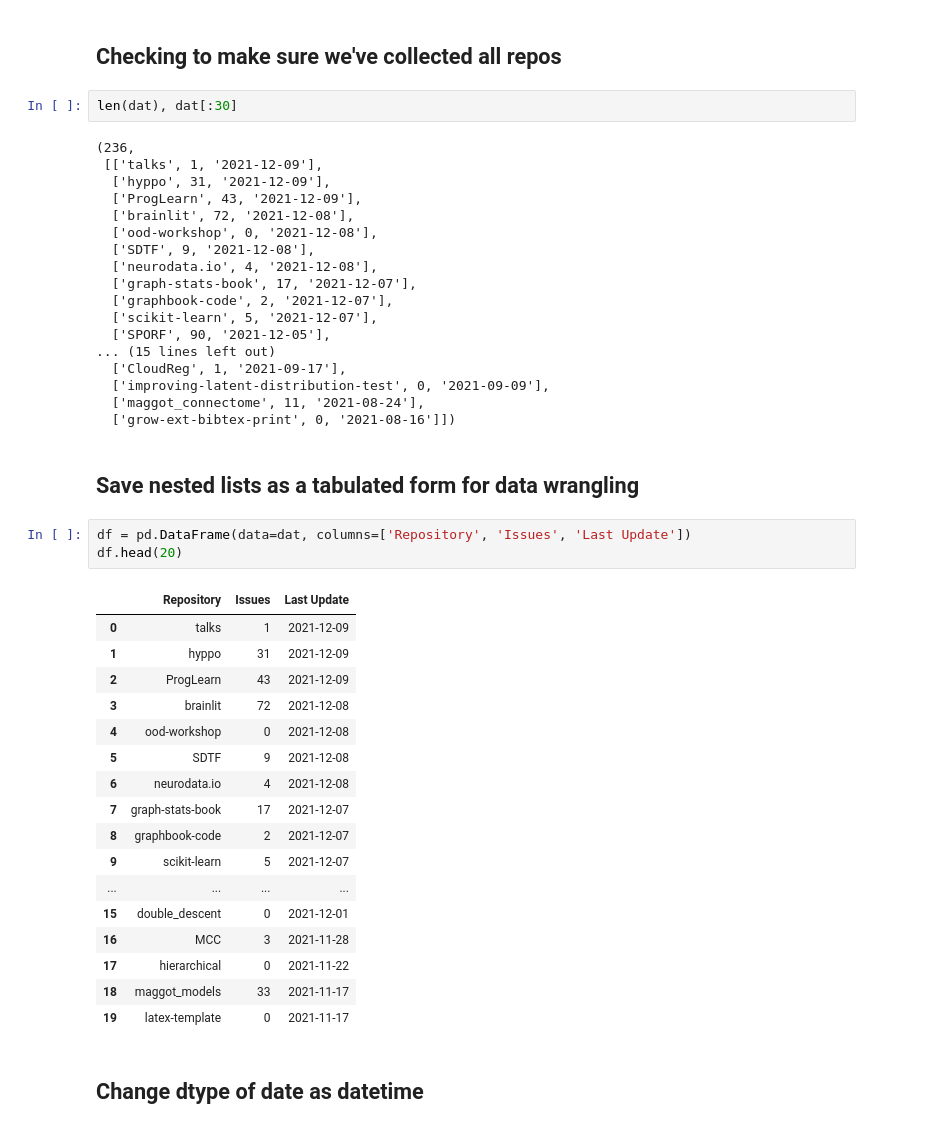
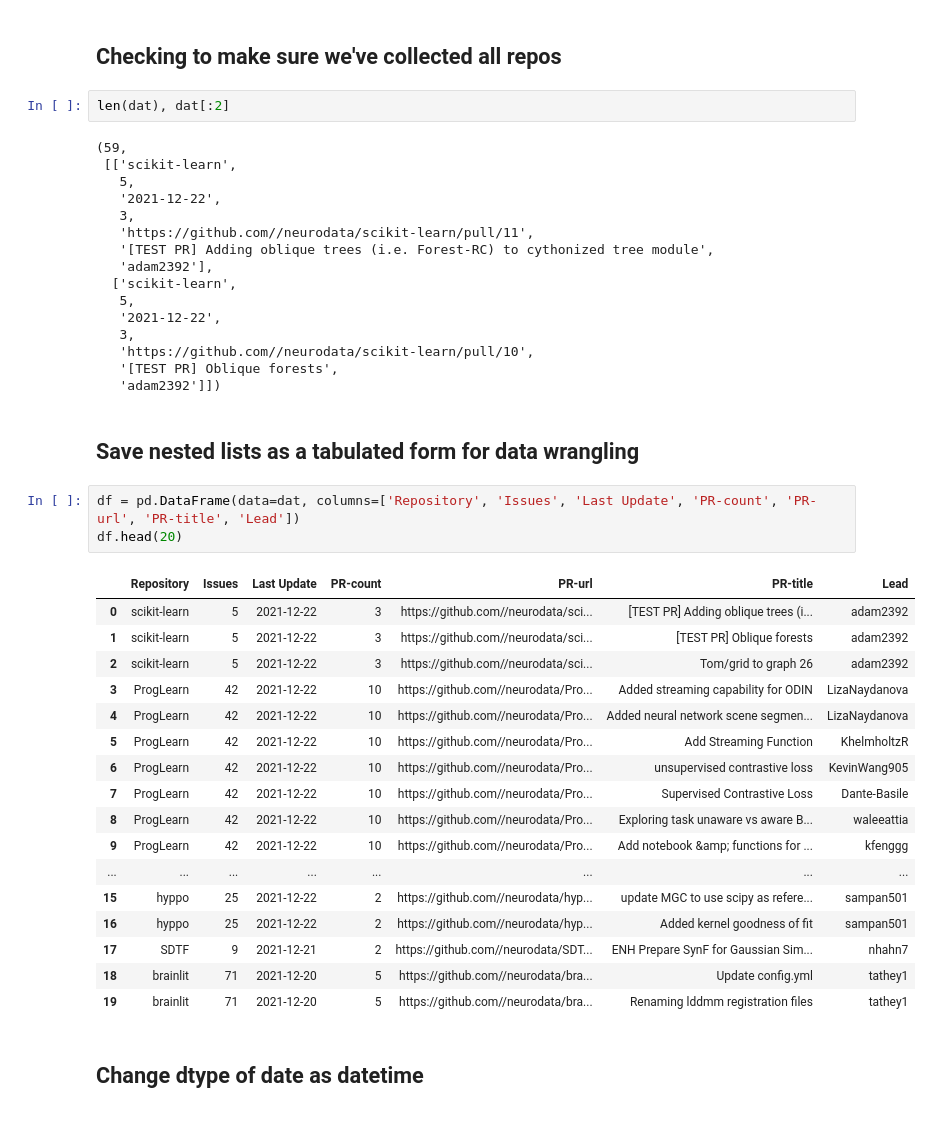
Before and after one commit to jshinm/web-scrapper, a Jupyter notebook: web-scrapper.ipynb, the cells around one changed output. Saved outputs shown, nothing was run; the diff lists cells and outputs as text.

```diff
--- a/web-scrapper.ipynb
+++ b/web-scrapper.ipynb
@@ -70,48 +149,46 @@ for d in data:
 # %% [markdown]
 ## Checking to make sure we've collected all repos
 # %%
-len(dat), dat[:30]
+len(dat), dat[:2]
 # %% [output]
-(236,
- [['talks', 1, '2021-12-09'],
-  ['hyppo', 31, '2021-12-09'],
-  ['ProgLearn', 43, '2021-12-09'],
-  ['brainlit', 72, '2021-12-08'],
-  ['ood-workshop', 0, '2021-12-08'],
-  ['SDTF', 9, '2021-12-08'],
-  ['neurodata.io', 4, '2021-12-08'],
-  ['graph-stats-book', 17, '2021-12-07'],
-  ['graphbook-code', 2, '2021-12-07'],
-  ['scikit-learn', 5, '2021-12-07'],
-  ['SPORF', 90, '2021-12-05'],
-... (15 lines left out)
-  ['CloudReg', 1, '2021-09-17'],
-  ['improving-latent-distribution-test', 0, '2021-09-09'],
-  ['maggot_connectome', 11, '2021-08-24'],
-  ['grow-ext-bibtex-print', 0, '2021-08-16']])
+(59,
+ [['scikit-learn',
+   5,
+   '2021-12-22',
+   3,
+   'https://github.com//neurodata/scikit-learn/pull/11',
+   '[TEST PR] Adding oblique trees (i.e. Forest-RC) to cythonized tree module',
+   'adam2392'],
+  ['scikit-learn',
+   5,
+   '2021-12-22',
+   3,
+   'https://github.com//neurodata/scikit-learn/pull/10',
+   '[TEST PR] Oblique forests',
+   'adam2392']])
 # %% [markdown]
 ## Save nested lists as a tabulated form for data wrangling
 # %%
-df = pd.DataFrame(data=dat, columns=['Repository', 'Issues', 'Last Update'])
+df = pd.DataFrame(data=dat, columns=['Repository', 'Issues', 'Last Update', 'PR-count', 'PR-url', 'PR-title', 'Lead'])
 df.head(20)
 # %% [output]
-|  | Repository | Issues | Last Update |
-| 0 | talks | 1 | 2021-12-09 |
-| 1 | hyppo | 31 | 2021-12-09 |
-| 2 | ProgLearn | 43 | 2021-12-09 |
-| 3 | brainlit | 72 | 2021-12-08 |
-| 4 | ood-workshop | 0 | 2021-12-08 |
-| 5 | SDTF | 9 | 2021-12-08 |
-| 6 | neurodata.io | 4 | 2021-12-08 |
-| 7 | graph-stats-book | 17 | 2021-12-07 |
-| 8 | graphbook-code | 2 | 2021-12-07 |
-| 9 | scikit-learn | 5 | 2021-12-07 |
-| ... | ... | ... | ... |
-| 15 | double_descent | 0 | 2021-12-01 |
-| 16 | MCC | 3 | 2021-11-28 |
-| 17 | hierarchical | 0 | 2021-11-22 |
-| 18 | maggot_models | 33 | 2021-11-17 |
-| 19 | latex-template | 0 | 2021-11-17 |
+|  | Repository | Issues | Last Update | PR-count | PR-url | PR-title | Lead |
+| 0 | scikit-learn | 5 | 2021-12-22 | 3 | https://github.com//neurodata/sci... | [TEST PR] Adding oblique trees (i... | adam2392 |
+| 1 | scikit-learn | 5 | 2021-12-22 | 3 | https://github.com//neurodata/sci... | [TEST PR] Oblique forests | adam2392 |
+| 2 | scikit-learn | 5 | 2021-12-22 | 3 | https://github.com//neurodata/sci... | Tom/grid to graph 26 | adam2392 |
+| 3 | ProgLearn | 42 | 2021-12-22 | 10 | https://github.com//neurodata/Pro... | Added streaming capability for ODIN | LizaNaydanova |
+| 4 | ProgLearn | 42 | 2021-12-22 | 10 | https://github.com//neurodata/Pro... | Added neural network scene segmen... | LizaNaydanova |
+| 5 | ProgLearn | 42 | 2021-12-22 | 10 | https://github.com//neurodata/Pro... | Add Streaming Function | KhelmholtzR |
+| 6 | ProgLearn | 42 | 2021-12-22 | 10 | https://github.com//neurodata/Pro... | unsupervised contrastive loss | KevinWang905 |
+| 7 | ProgLearn | 42 | 2021-12-22 | 10 | https://github.com//neurodata/Pro... | Supervised Contrastive Loss | Dante-Basile |
+| 8 | ProgLearn | 42 | 2021-12-22 | 10 | https://github.com//neurodata/Pro... | Exploring task unaware vs aware B... | waleeattia |
+| 9 | ProgLearn | 42 | 2021-12-22 | 10 | https://github.com//neurodata/Pro... | Add notebook &amp; functions for ... | kfenggg |
+| ... | ... | ... | ... | ... | ... | ... | ... |
+| 15 | hyppo | 25 | 2021-12-22 | 2 | https://github.com//neurodata/hyp... | update MGC to use scipy as refere... | sampan501 |
+| 16 | hyppo | 25 | 2021-12-22 | 2 | https://github.com//neurodata/hyp... | Added kernel goodness of fit | sampan501 |
+| 17 | SDTF | 9 | 2021-12-21 | 2 | https://github.com//neurodata/SDT... | ENH Prepare SynF for Gaussian Sim... | nhahn7 |
+| 18 | brainlit | 71 | 2021-12-20 | 5 | https://github.com//neurodata/bra... | Update config.yml | tathey1 |
+| 19 | brainlit | 71 | 2021-12-20 | 5 | https://github.com//neurodata/bra... | Renaming lddmm registration files | tathey1 |
 # %% [markdown]
 ## Change dtype of date as datetime
 # %%
```
Also changed, not shown: parts of 13 cells of this notebook.
